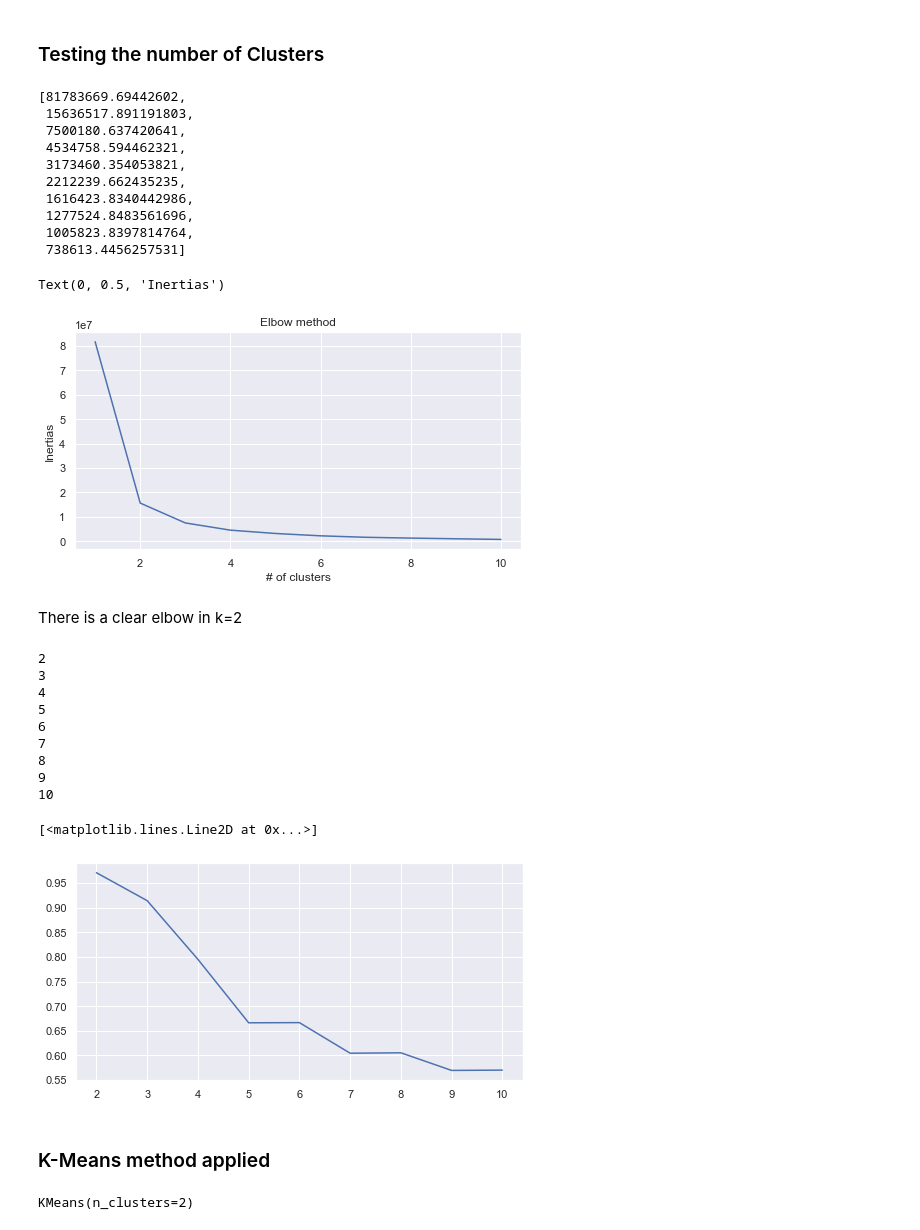
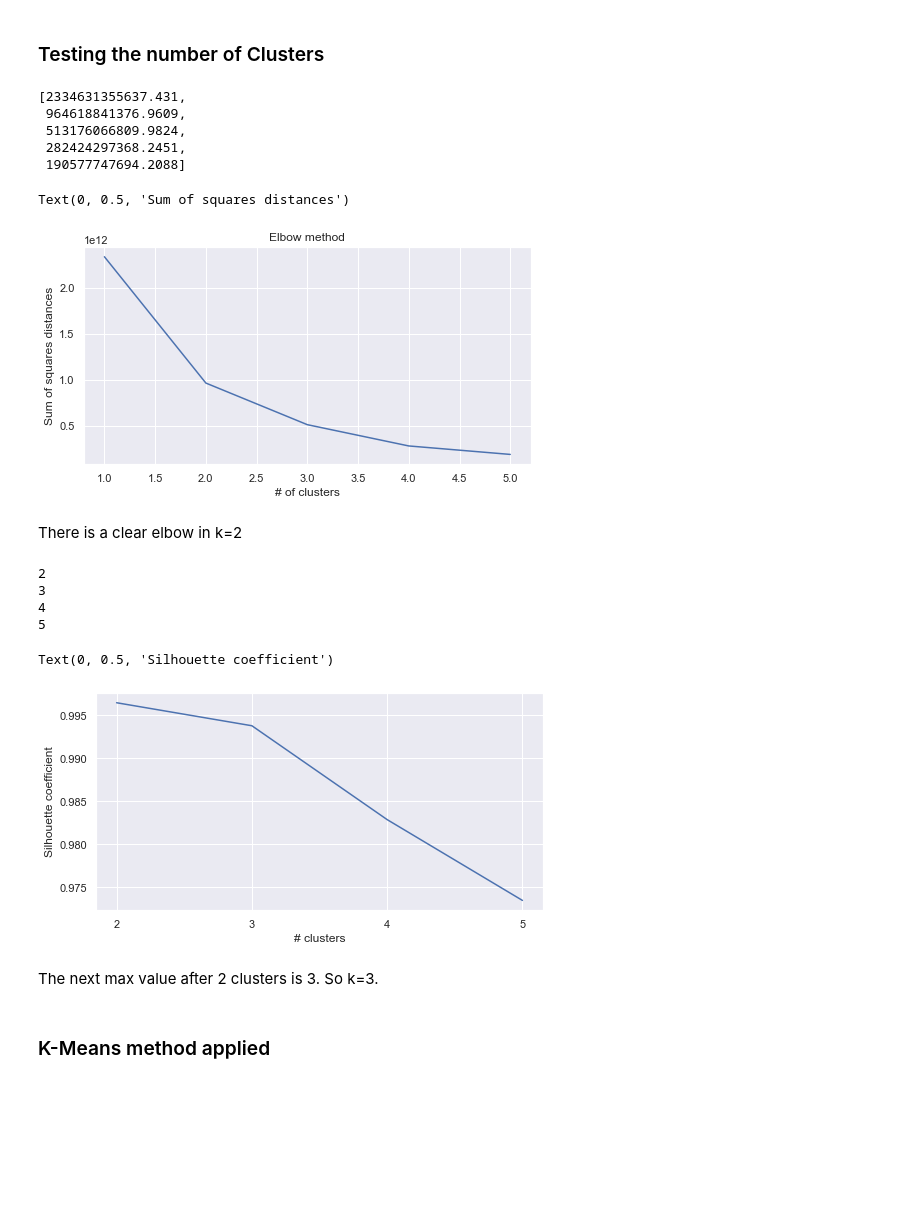
Before and after one commit to luiveldel/Videogames-Clustering, a Jupyter notebook: notebook.ipynb, the cells around one changed output. Drawn from its saved outputs; the diff is of its cells as text; code cells hidden in the pictures; blank space fills up the shorter version.

```diff
--- a/notebook.ipynb
+++ b/notebook.ipynb
@@ -569,42 +560,35 @@ array([0, 0, 0, ..., 0, 0, 0])
 # %% [markdown]
 ### Testing the number of Clusters
 # %%
-inertias = [KMeans(n_clusters=i, max_iter= 300).fit(ohe_data).inertia_ for i in range(1,11)]
+inertias = [KMeans(n_clusters=i, max_iter= 300).fit(clean_df).inertia_ for i in range(1,6)]
 inertias
 # %% [output]
-[81783669.69442602,
- 15636517.891191803,
- 7500180.637420641,
- 4534758.594462321,
- 3173460.354053821,
- 2212239.662435235,
- 1616423.8340442986,
- 1277524.8483561696,
- 1005823.8397814764,
- 738613.4456257531]
+[2334631355637.431,
+ 964618841376.9609,
+ 513176066809.9824,
+ 282424297368.2451,
+ 190577747694.2088]
 # %%
-import matplotlib.pyplot as plt
-
-plt.plot(range(1,11), inertias)
+plt.plot(range(1,6), inertias)
 plt.title("Elbow method")
 plt.xlabel("# of clusters")
-plt.ylabel("Inertias")
+plt.ylabel("Sum of squares distances")
 # %% [output]
-Text(0, 0.5, 'Inertias')
+Text(0, 0.5, 'Sum of squares distances')
-[figure, old version]
+[figure, new version]
 # %% [markdown]
 There is a clear elbow in k=2
 # %%
 inertias = []
 sil_scores = []
 
-total_range = range(2,11) # silhouette score can't work with just 1 cluster, so start in 2
+total_range = range(2,6) # silhouette score can't work with just 1 cluster, so start in 2
 
 for i in total_range:
     print(i)
     kmeans = KMeans(n_clusters=i)
-    kmeans.fit(ohe_data)
-    sil_scores.append(silhouette_score(ohe_data, kmeans.labels_))
+    kmeans.fit(clean_df)
+    sil_scores.append(silhouette_score(clean_df, kmeans.labels_))
     # Choosing the optimal number of clusters
     inertias.append(kmeans.inertia_)
 # %% [output]
@@ -612,24 +596,16 @@ for i in total_range:
 3
 4
 5
-6
-7
-8
-9
-10
 # %%
 # Let's keep n_clusters in 2
 plt.plot(total_range, sil_scores)
+plt.xticks(range(2,6))
+plt.xlabel("# clusters")
+plt.ylabel("Silhouette coefficient")
 # %% [output]
-[<matplotlib.lines.Line2D at 0x...>]
+Text(0, 0.5, 'Silhouette coefficient')
-[figure, old version]
+[figure, new version]
+# %% [markdown]
+The next max value after 2 clusters is 3. So k=3.
 # %% [markdown]
 ### K-Means method applied
-# %%
-kmeans = KMeans(n_clusters=2, max_iter = 300)
-kmeans.fit(ohe_data)
-
-# sil_scores.append(silhouette_score(ohe_data, kmeans.labels_))
-# inertias.append(kmeans.inertia_)
-# %% [output]
-KMeans(n_clusters=2)
```
Also changed, not shown: parts of 14 cells of this notebook.
